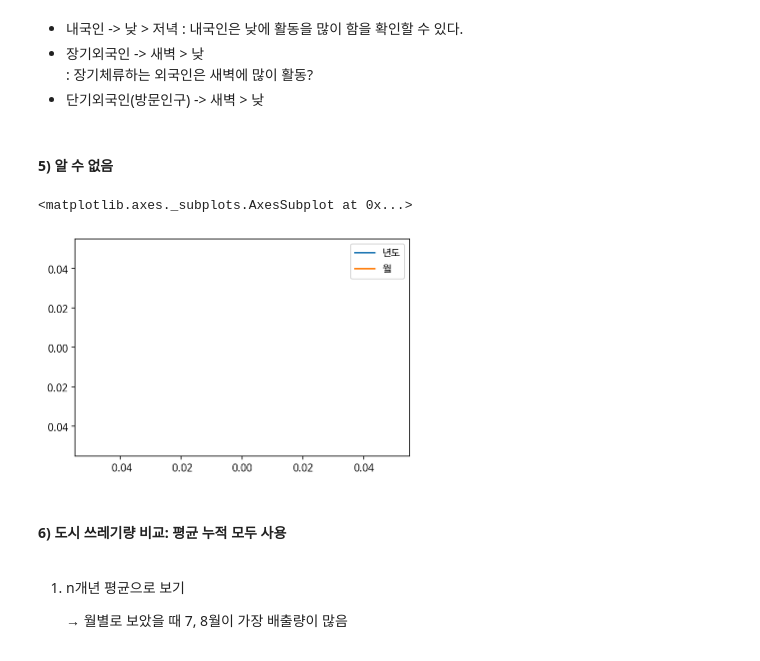
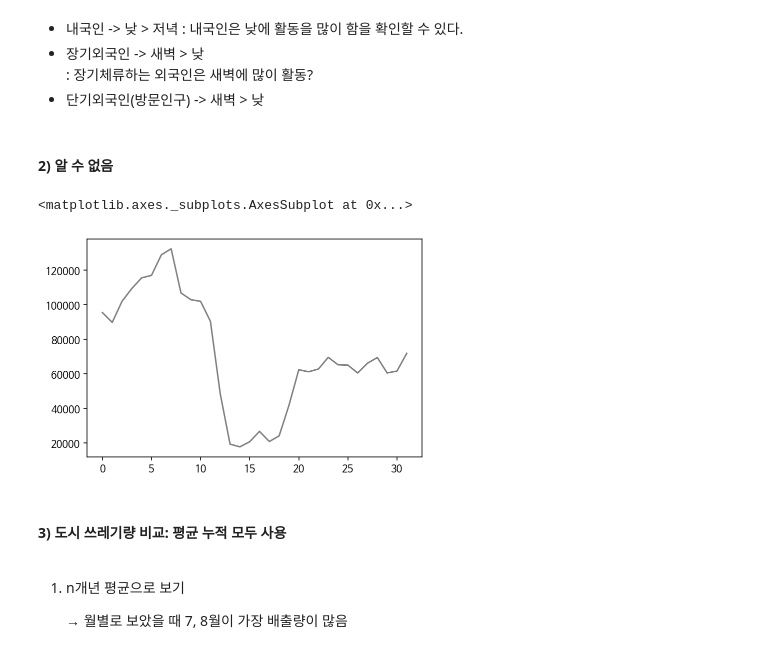
Before and after one commit to convin305/sum_daycon, a Jupyter notebook: [빅콘테스트]ECO제주/빅콘_정리.ipynb, the cells around one changed output. Saved outputs shown, nothing was run; the diff lists cells and outputs as text; code cells hidden in the pictures.

```diff
--- a/[빅콘테스트]ECO제주/빅콘_정리.ipynb
+++ b/[빅콘테스트]ECO제주/빅콘_정리.ipynb
@@ -46,7 +46,7 @@ fonts-nanum is already the newest version (20170925-1).
 # %% [markdown]
 #### 1) 음식물쓰레기
 # %%
-food = pd.read_csv('/content/drive/MyDrive/Data/빅콘/01_음식물쓰레기_FOOD_WASTE_210811_update.CSV',encoding='cp949')
+food = pd.read_csv('/content/drive/MyDrive/Data/빅콘/data/01_음식물쓰레기_FOOD_WASTE_210811_update.CSV',encoding='cp949')
 # 컬럼명 변환
 food.columns = ['날짜','시','행정동코드','행정동','배출거점지역코드','배출건수','배출량','배출금액']
 food.head(3)
@@ -374,14 +412,14 @@ plt.show()
   : 장기체류하는 외국인은 새벽에 많이 활동?
 * 단기외국인(방문인구) -> 새벽 > 낮
 # %% [markdown]
-#### 5) 알 수 없음
+#### 2) 알 수 없음
 # %%
-unknown.plot()
+unknown['배출량'].plot(color='grey')
 # %% [output]
 <matplotlib.axes._subplots.AxesSubplot at 0x...>
-[figure, old version]
+[figure, new version]
 # %% [markdown]
-#### 6) 도시 쓰레기량 비교: 평균 누적 모두 사용
+#### 3) 도시 쓰레기량 비교: 평균 누적 모두 사용
 # %% [markdown]
 1. n개년 평균으로 보기
 
```
Also changed, not shown: parts of 81 cells of this notebook.
